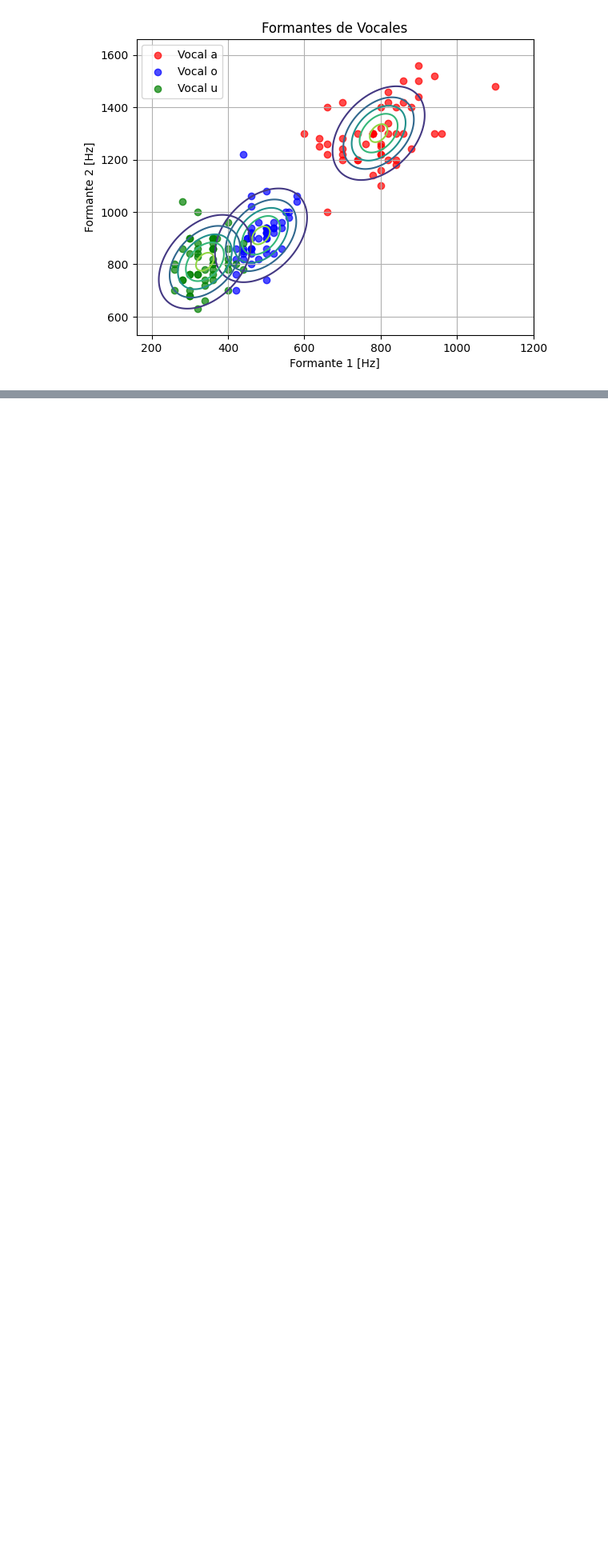
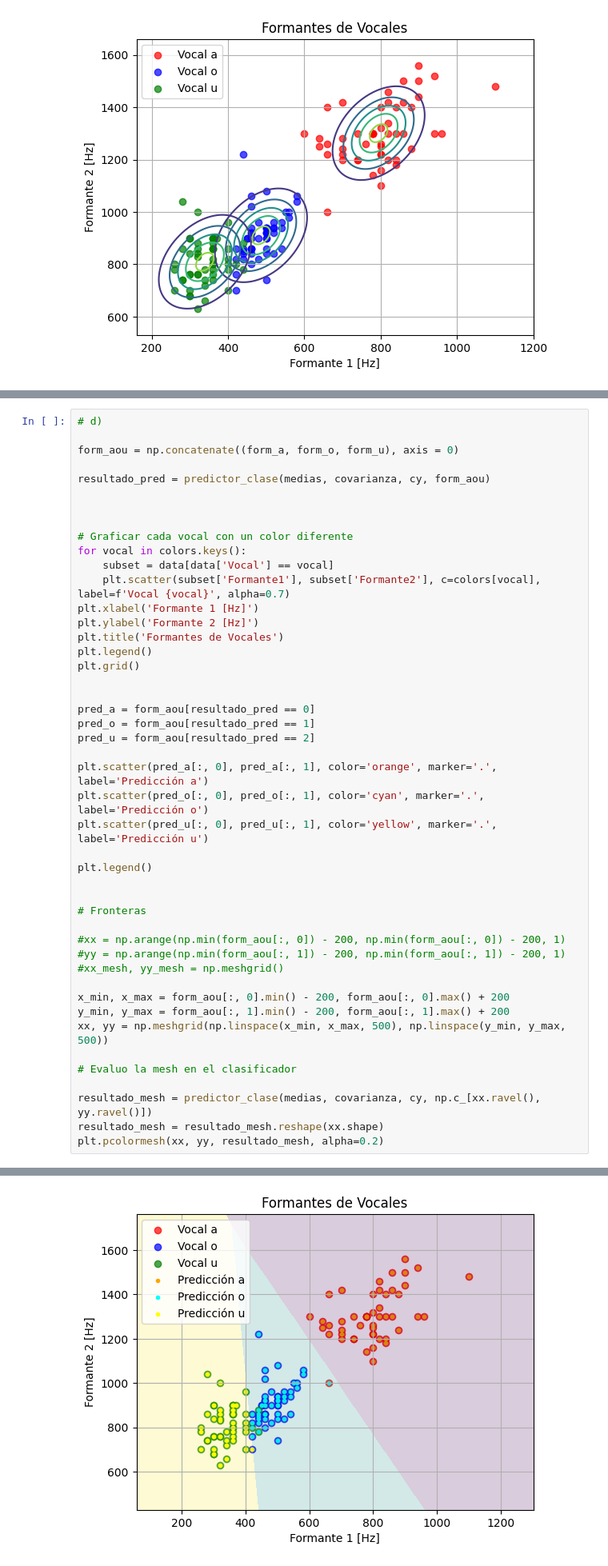
Before and after one commit to joaquinmacia/taller_procesamiento_senales, a Jupyter notebook: guia_2/guia_2.ipynb, the cells around one changed output, grey strips where cells are left out. Shown at 80% size. Cells and saved outputs as stored; diff of their text form; blank space fills up the shorter version.

```diff
--- a/guia_2/guia_2.ipynb
+++ b/guia_2/guia_2.ipynb
@@ -734,0 +742,47 @@ print(r1)
+# %%
+# d)
+
+form_aou = np.concatenate((form_a, form_o, form_u), axis = 0)
+
+resultado_pred = predictor_clase(medias, covarianza, cy, form_aou)
+
+
+
+# Graficar cada vocal con un color diferente
+for vocal in colors.keys():
+    subset = data[data['Vocal'] == vocal]
+    plt.scatter(subset['Formante1'], subset['Formante2'], c=colors[vocal], label=f'Vocal {vocal}', alpha=0.7)
+plt.xlabel('Formante 1 [Hz]')
+plt.ylabel('Formante 2 [Hz]')
+plt.title('Formantes de Vocales')
+plt.legend()
+plt.grid()
+
+
+pred_a = form_aou[resultado_pred == 0]
+pred_o = form_aou[resultado_pred == 1]
+pred_u = form_aou[resultado_pred == 2]
+
+plt.scatter(pred_a[:, 0], pred_a[:, 1], color='orange', marker='.', label='Predicción a')
+plt.scatter(pred_o[:, 0], pred_o[:, 1], color='cyan', marker='.', label='Predicción o')
+plt.scatter(pred_u[:, 0], pred_u[:, 1], color='yellow', marker='.', label='Predicción u')
+
+plt.legend()
+
+
+# Fronteras
+
+#xx = np.arange(np.min(form_aou[:, 0]) - 200, np.min(form_aou[:, 0]) - 200, 1)
+#yy = np.arange(np.min(form_aou[:, 1]) - 200, np.min(form_aou[:, 1]) - 200, 1)
+#xx_mesh, yy_mesh = np.meshgrid()
+
+x_min, x_max = form_aou[:, 0].min() - 200, form_aou[:, 0].max() + 200
+y_min, y_max = form_aou[:, 1].min() - 200, form_aou[:, 1].max() + 200
+xx, yy = np.meshgrid(np.linspace(x_min, x_max, 500), np.linspace(y_min, y_max, 500))
+
+# Evaluo la mesh en el clasificador
+
+resultado_mesh = predictor_clase(medias, covarianza, cy, np.c_[xx.ravel(), yy.ravel()])
+resultado_mesh = resultado_mesh.reshape(xx.shape)
+plt.pcolormesh(xx, yy, resultado_mesh, alpha=0.2)
+# %% [output]
@@ -734,0 +790 @@ print(r1)
+[figure, added]
```
Also changed, not shown: parts of 3 cells of this notebook.
